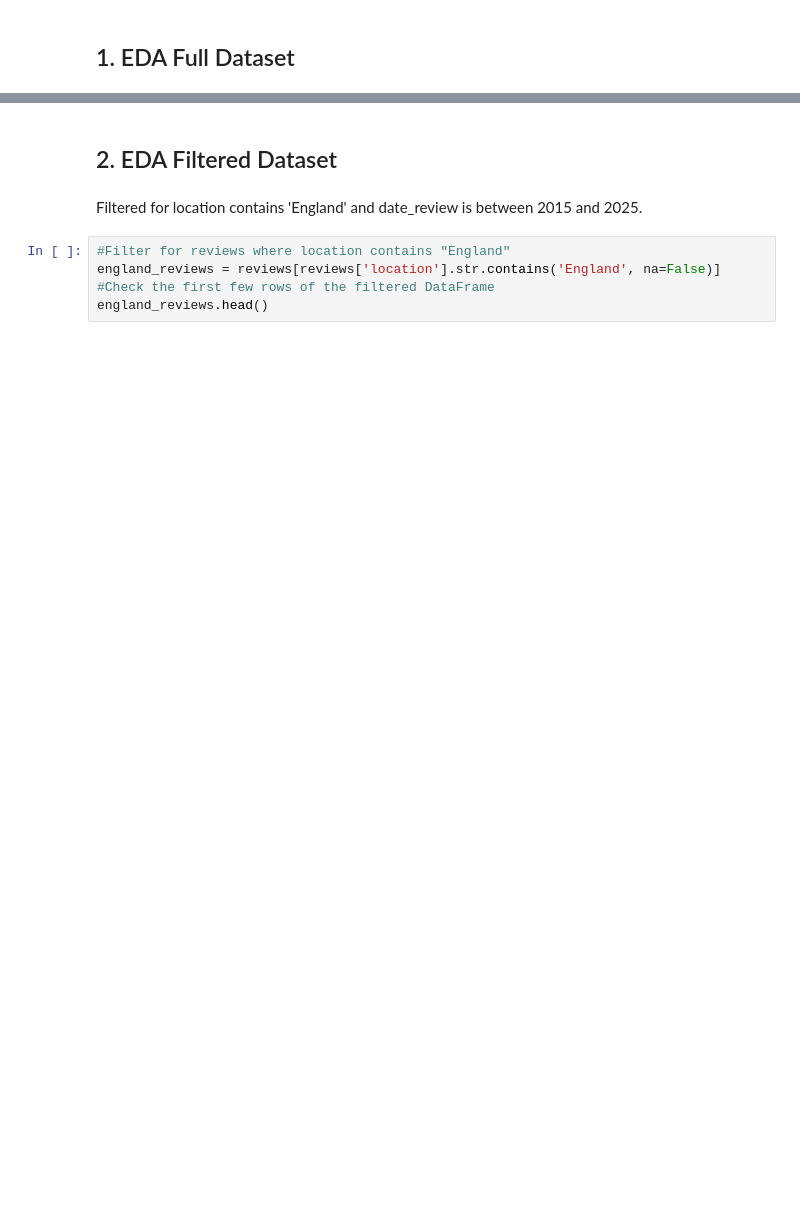
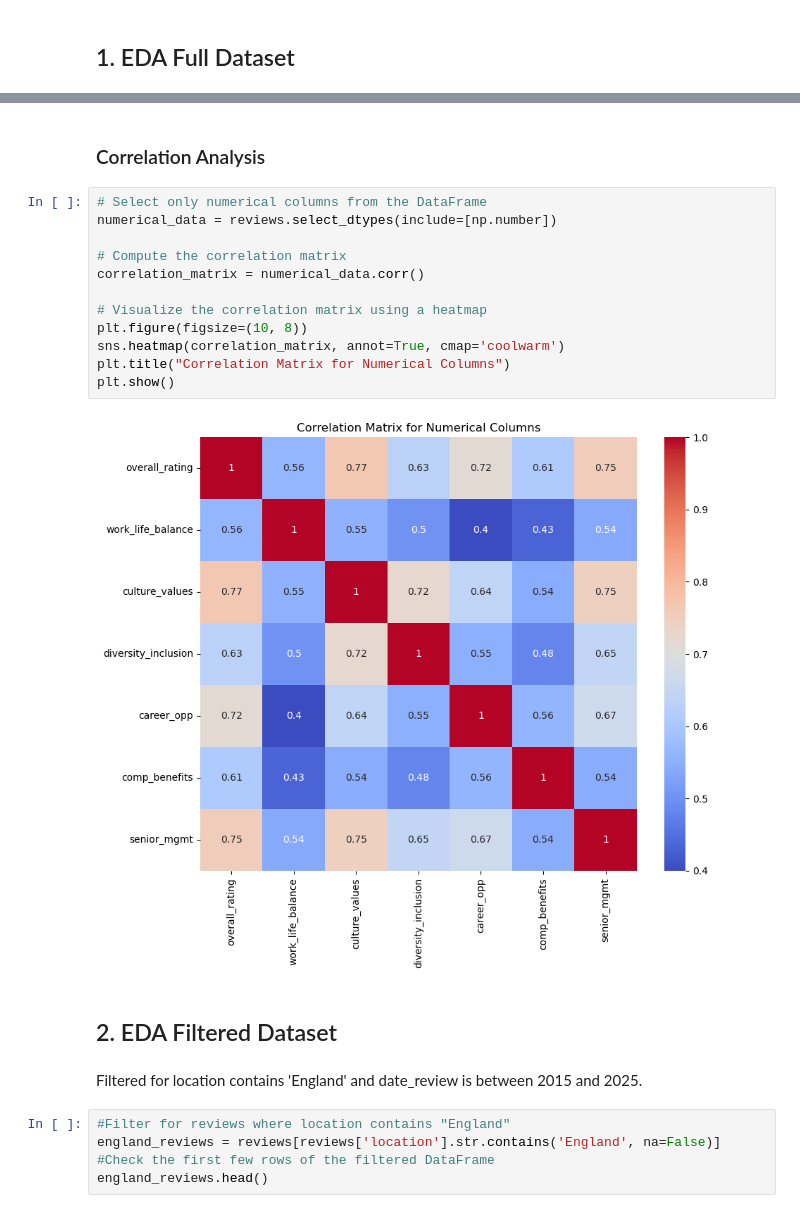
Before and after one commit to javirubio4/glassdoor_reviews, a Jupyter notebook: EDA.ipynb, the cells around one changed output, grey strips where cells are left out. Cells and saved outputs as stored; diff of their text form; blank space fills up the shorter version.

```diff
--- a/EDA.ipynb
+++ b/EDA.ipynb
@@ -162,3 +269,19 @@ Number of Duplicate Rows in the Dataset: 69866
+# %% [markdown]
+### Correlation Analysis
+# %%
+# Select only numerical columns from the DataFrame
+numerical_data = reviews.select_dtypes(include=[np.number])
+
+# Compute the correlation matrix
+correlation_matrix = numerical_data.corr()
+
+# Visualize the correlation matrix using a heatmap
+plt.figure(figsize=(10, 8))
+sns.heatmap(correlation_matrix, annot=True, cmap='coolwarm')
+plt.title("Correlation Matrix for Numerical Columns")
+plt.show()
+# %% [output]
+[figure, added]
 # %% [markdown]
 ## 2. EDA Filtered Dataset
 # %% [markdown]
```
Also changed, not shown: parts of 42 cells of this notebook.
